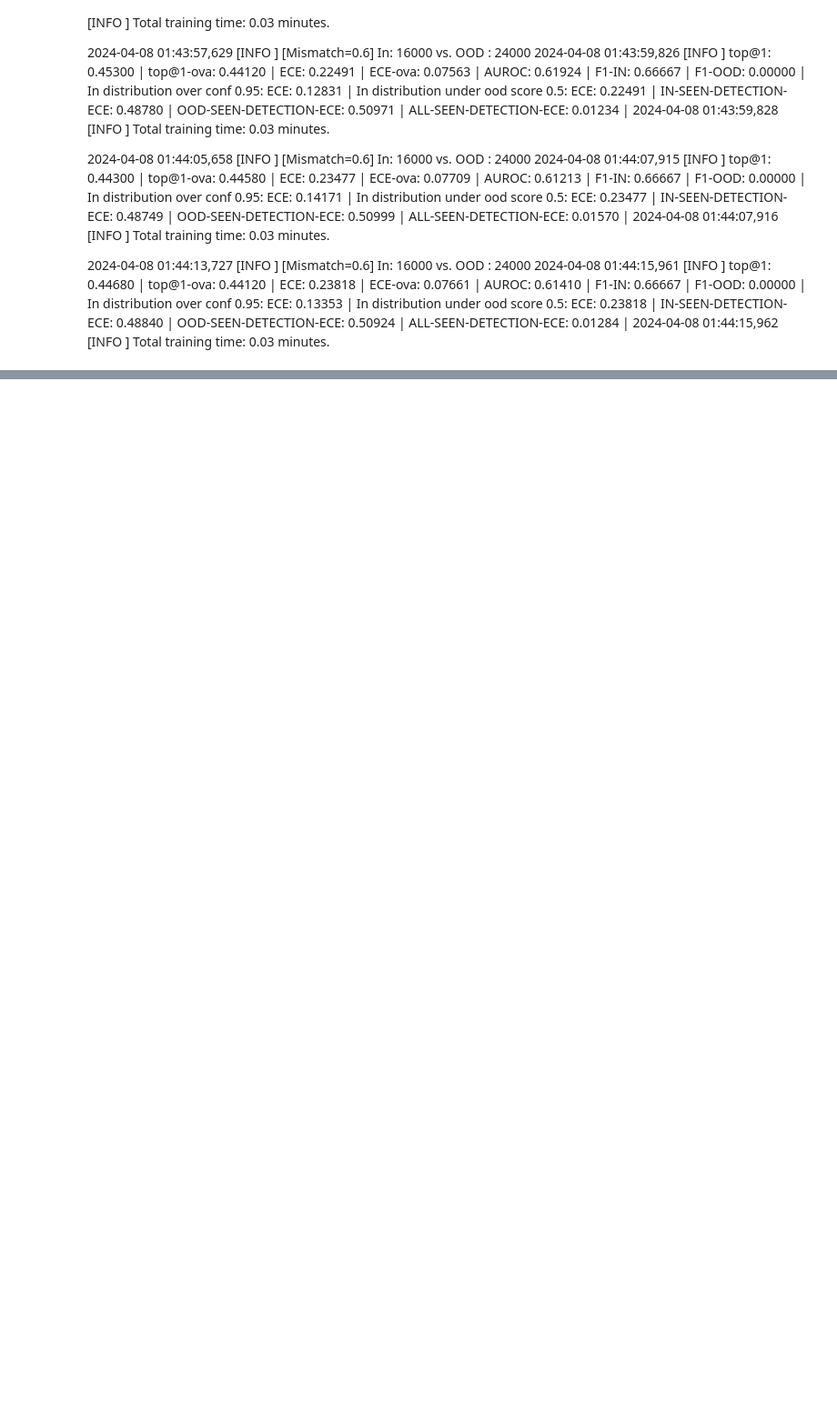
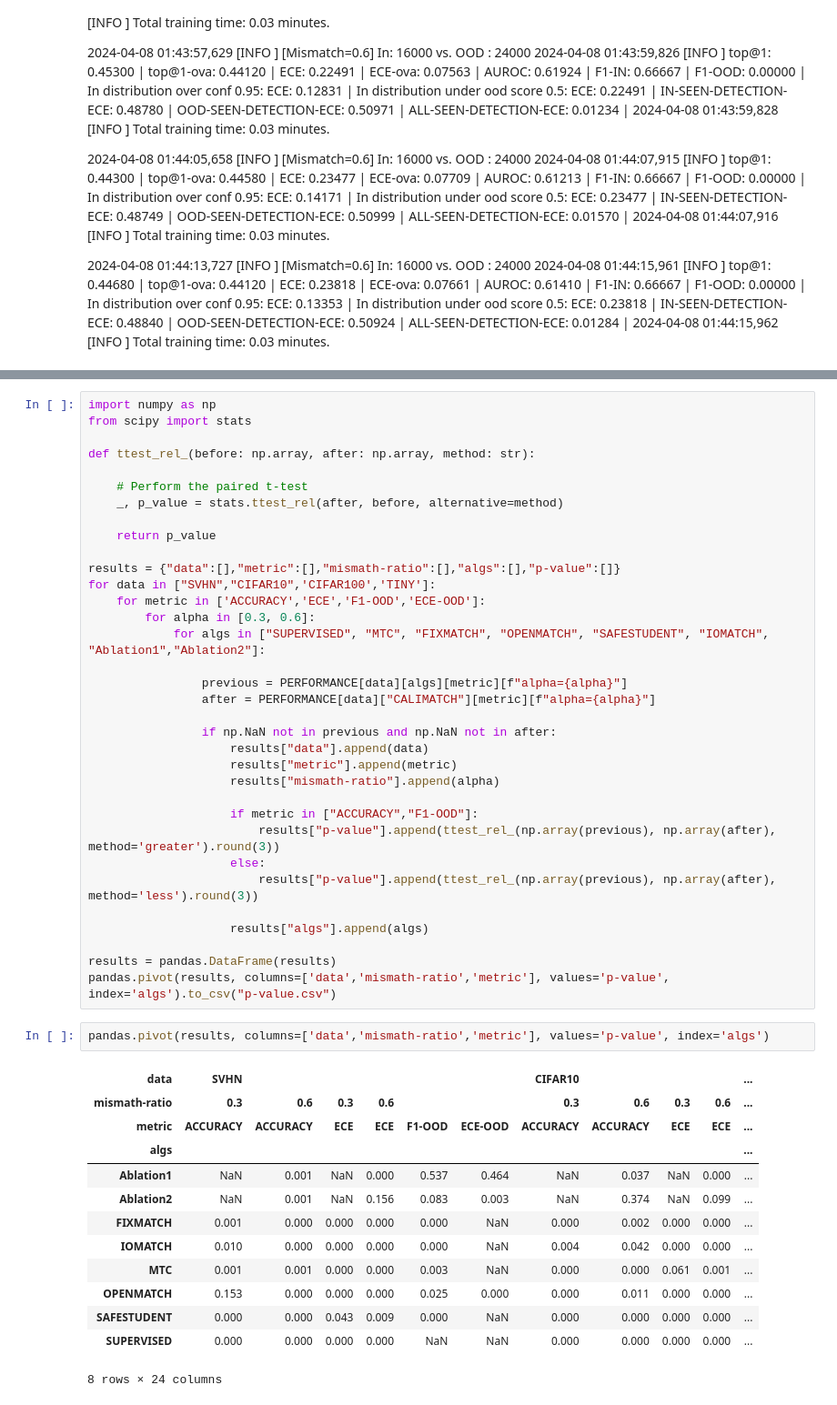
Before and after one commit to bogus215/SafeSSL-Calibration, a Jupyter notebook: jupyters/performance.ipynb, the cells around one changed output, grey strips where cells are left out. Shown at 91% size. Drawn from its saved outputs; the diff is of its cells as text; blank space fills up the shorter version.

Commit message:
P-VALUE UPDATE

```diff
--- a/jupyters/performance.ipynb
+++ b/jupyters/performance.ipynb
@@ -779,0 +791,50 @@ pandas.pivot(results, columns=['data','alpha','metric'], values='value', index='
+# %%
+import numpy as np
+from scipy import stats
+
+def ttest_rel_(before: np.array, after: np.array, method: str):
+
+    # Perform the paired t-test
+    _, p_value = stats.ttest_rel(after, before, alternative=method)
+
+    return p_value
+
+results = {"data":[],"metric":[],"mismath-ratio":[],"algs":[],"p-value":[]}
+for data in ["SVHN","CIFAR10",'CIFAR100','TINY']:
+    for metric in ['ACCURACY','ECE','F1-OOD','ECE-OOD']:
+        for alpha in [0.3, 0.6]:
+            for algs in ["SUPERVISED", "MTC", "FIXMATCH", "OPENMATCH", "SAFESTUDENT", "IOMATCH", "Ablation1","Ablation2"]:
+
+                previous = PERFORMANCE[data][algs][metric][f"alpha={alpha}"]
+                after = PERFORMANCE[data]["CALIMATCH"][metric][f"alpha={alpha}"]
+
+                if np.NaN not in previous and np.NaN not in after:
+                    results["data"].append(data)
+                    results["metric"].append(metric)
+                    results["mismath-ratio"].append(alpha)
+
+                    if metric in ["ACCURACY","F1-OOD"]:
+                        results["p-value"].append(ttest_rel_(np.array(previous), np.array(after), method='greater').round(3))
+                    else:
+                        results["p-value"].append(ttest_rel_(np.array(previous), np.array(after), method='less').round(3))
+
+                    results["algs"].append(algs)
+
+results = pandas.DataFrame(results)
+pandas.pivot(results, columns=['data','mismath-ratio','metric'], values='p-value', index='algs').to_csv("p-value.csv")
+# %%
+pandas.pivot(results, columns=['data','mismath-ratio','metric'], values='p-value', index='algs')
+# %% [output]
+| data | SVHN |  |  |  |  |  | CIFAR10 |  |  |  | ... |
+| mismath-ratio | 0.3 | 0.6 | 0.3 | 0.6 |  |  | 0.3 | 0.6 | 0.3 | 0.6 | ... |
+| metric | ACCURACY | ACCURACY | ECE | ECE | F1-OOD | ECE-OOD | ACCURACY | ACCURACY | ECE | ECE | ... |
+| algs |  |  |  |  |  |  |  |  |  |  | ... |
+| Ablation1 | NaN | 0.001 | NaN | 0.000 | 0.537 | 0.464 | NaN | 0.037 | NaN | 0.000 | ... |
+| Ablation2 | NaN | 0.001 | NaN | 0.156 | 0.083 | 0.003 | NaN | 0.374 | NaN | 0.099 | ... |
+| FIXMATCH | 0.001 | 0.000 | 0.000 | 0.000 | 0.000 | NaN | 0.000 | 0.002 | 0.000 | 0.000 | ... |
+| IOMATCH | 0.010 | 0.000 | 0.000 | 0.000 | 0.000 | NaN | 0.004 | 0.042 | 0.000 | 0.000 | ... |
+| MTC | 0.001 | 0.001 | 0.000 | 0.000 | 0.003 | NaN | 0.000 | 0.000 | 0.061 | 0.001 | ... |
+| OPENMATCH | 0.153 | 0.000 | 0.000 | 0.000 | 0.025 | 0.000 | 0.000 | 0.011 | 0.000 | 0.000 | ... |
+| SAFESTUDENT | 0.000 | 0.000 | 0.043 | 0.009 | 0.000 | NaN | 0.000 | 0.000 | 0.000 | 0.000 | ... |
+| SUPERVISED | 0.000 | 0.000 | 0.000 | 0.000 | NaN | NaN | 0.000 | 0.000 | 0.000 | 0.000 | ... |
+8 rows × 24 columns
```
Also changed, not shown: parts of 5 cells of this notebook.
